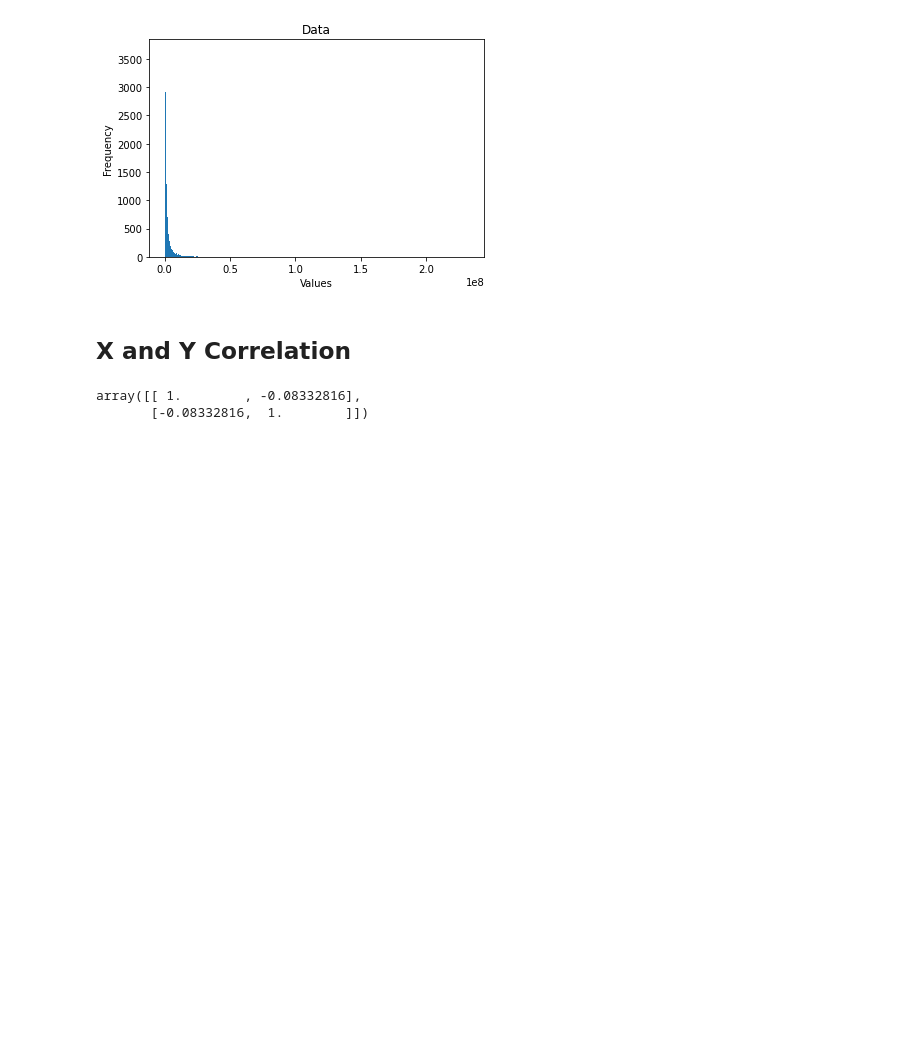
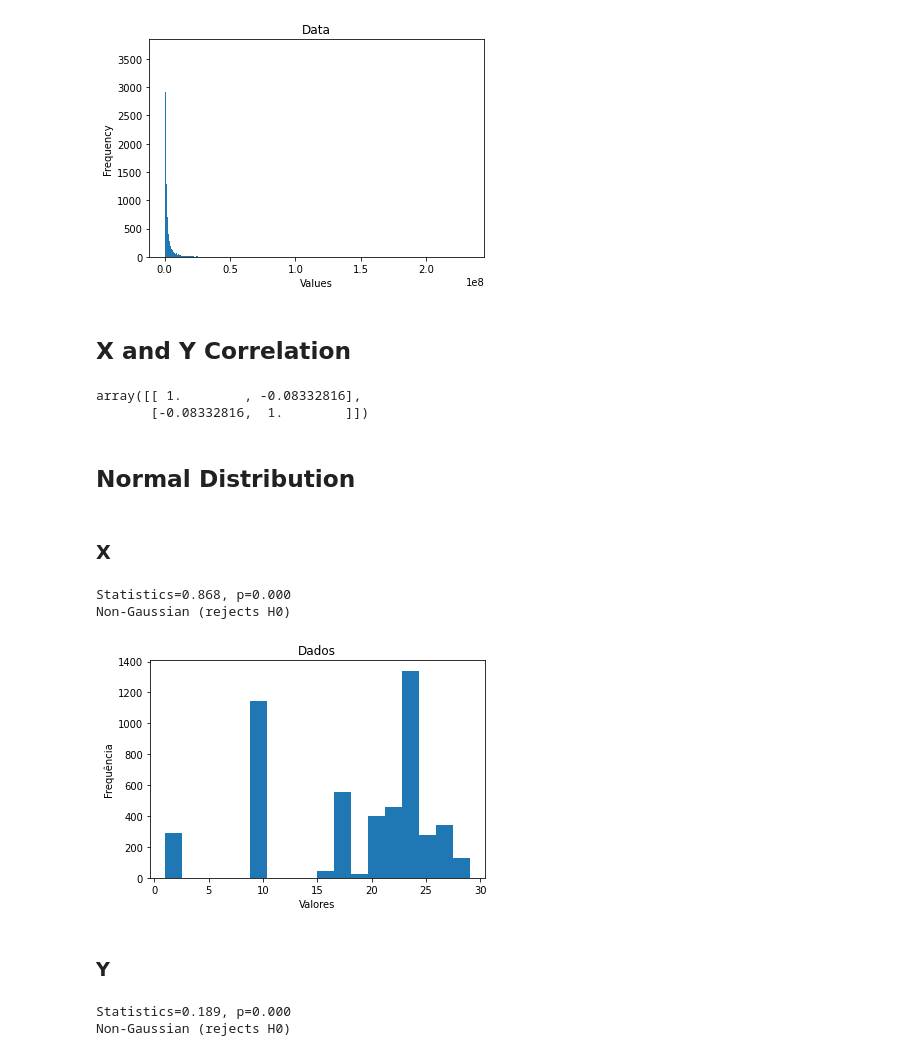
Before and after one commit to GabrielBueno200/Dataset-probability-and-statistics, a Jupyter notebook: Python/main.ipynb, the cells around one changed output. Saved outputs shown, nothing was run; the diff lists cells and outputs as text; code cells hidden in the pictures; blank space fills up the shorter version.

Commit message:
Feat normality test in Python and R

```diff
--- a/Python/main.ipynb
+++ b/Python/main.ipynb
@@ -183,3 +192,7 @@ np.corrcoef(x, y)
 # %% [output]
 array([[ 1.        , -0.08332816],
        [-0.08332816,  1.        ]])
+# %% [markdown]
+## Normal Distribution
+# %% [markdown]
+### X
@@ -185,0 +201,46 @@ array([[ 1.        , -0.08332816],
+# %%
+# Check if categoryId has normal distribution
+
+x = numpy_data[:5000, 5]
+# Normality test
+stat, p  = shapiro(x)
+print('Statistics=%.3f, p=%.3f' % (stat, p))
+
+# interpretação
+alpha = 0.05
+if p > alpha:
+    print('Gaussian (accepts H0)')
+else:
+    print('Non-Gaussian (rejects H0)')
+# %% [output]
+Statistics=0.868, p=0.000
+Non-Gaussian (rejects H0)
+# %%
+# Verification in histogram
+plt.hist(x, bins = 'auto')
+plt.title('Dados')
+plt.ylabel('Frequência')
+plt.xlabel('Valores')
+plt.show()
+# %% [output]
+[figure, added]
+# %% [markdown]
+### Y
+# %%
+# Check if view_count has normal distribution
+
+y = numpy_data[:5000, 8]
+
+# Normality test
+stat, p  = shapiro(y)
+print('Statistics=%.3f, p=%.3f' % (stat, p))
+
+# interpretação
+alpha = 0.05
+if p > alpha:
+    print('Gaussian (accepts H0)')
+else:
+    print('Non-Gaussian (rejects H0)')
+# %% [output]
+Statistics=0.189, p=0.000
+Non-Gaussian (rejects H0)
```
Also changed, not shown: parts of 4 cells of this notebook.
